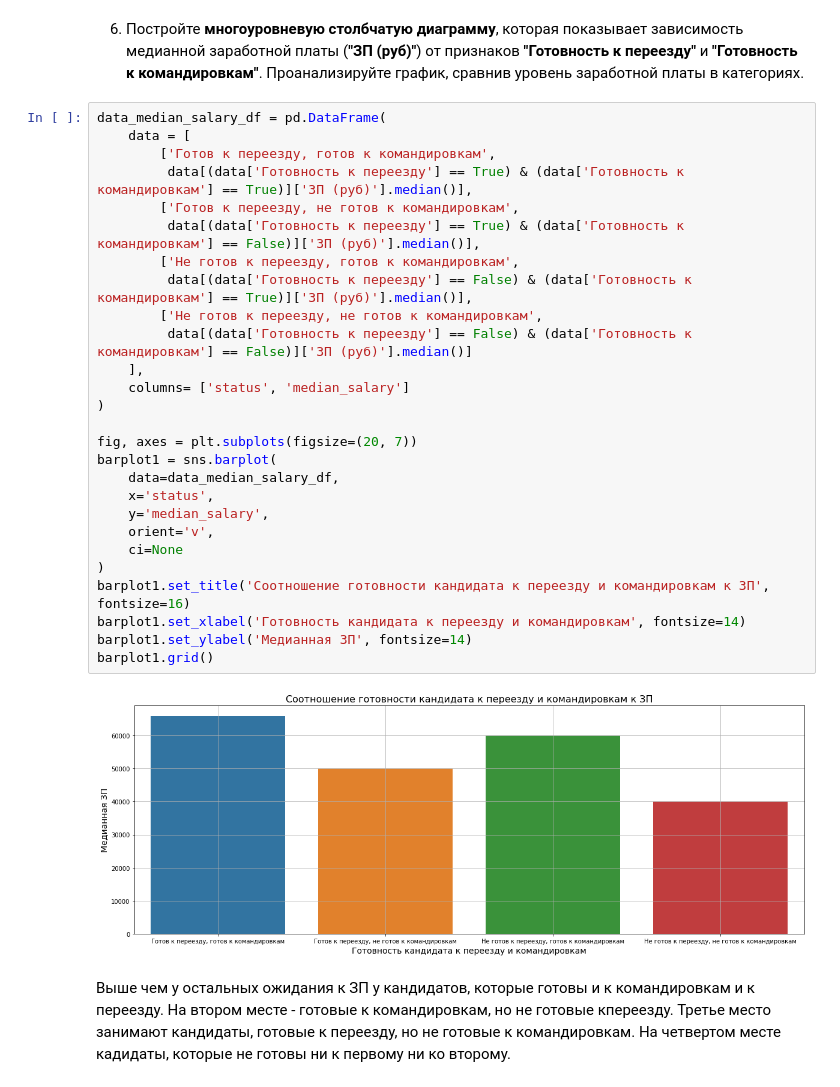
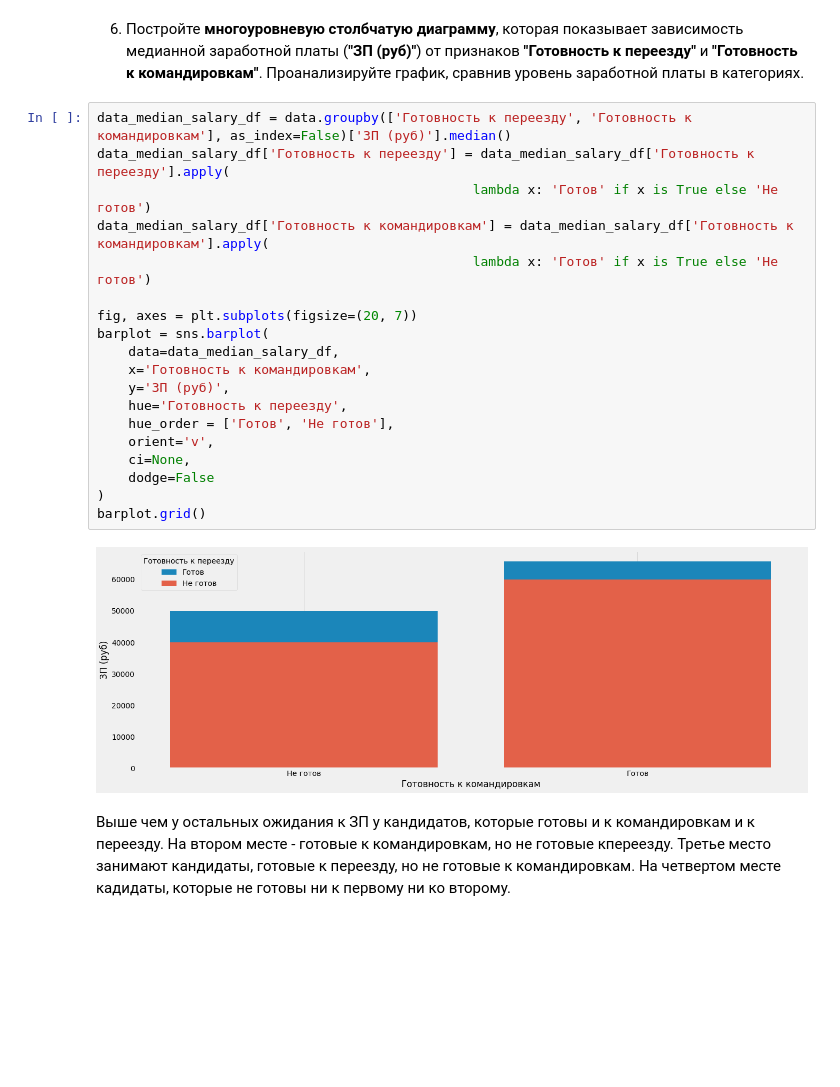
Before and after one commit to malinamedusa/Analysis-vacancies-HeadHunter, a Jupyter notebook: Project_01.ipynb, the cells around one changed output. Drawn from its saved outputs; the diff is of its cells as text; blank space fills up the shorter version.

```diff
--- a/Project_01.ipynb
+++ b/Project_01.ipynb
@@ -529,35 +529,27 @@ boxplot.xaxis.set_minor_locator(ticker.MultipleLocator(5000))
 Признак города очень важен в прогнозировании ЗП, т.к. на графике видно, что ожидания соискателей из Москвы и Санкт-Петербурга сильно отличаются от жителей других городов.
 # %% [markdown]
 6. Постройте **многоуровневую столбчатую диаграмму**, которая показывает зависимость медианной заработной платы (**"ЗП (руб)"**) от признаков **"Готовность к переезду"** и **"Готовность к командировкам"**. Проанализируйте график, сравнив уровень заработной платы в категориях.
-# %%
-data_median_salary_df = pd.DataFrame(
-    data = [
-        ['Готов к переезду, готов к командировкам',
-         data[(data['Готовность к переезду'] == True) & (data['Готовность к командировкам'] == True)]['ЗП (руб)'].median()],
-        ['Готов к переезду, не готов к командировкам',
-         data[(data['Готовность к переезду'] == True) & (data['Готовность к командировкам'] == False)]['ЗП (руб)'].median()],
-        ['Не готов к переезду, готов к командировкам',
-         data[(data['Готовность к переезду'] == False) & (data['Готовность к командировкам'] == True)]['ЗП (руб)'].median()],
-        ['Не готов к переезду, не готов к командировкам',
-         data[(data['Готовность к переезду'] == False) & (data['Готовность к командировкам'] == False)]['ЗП (руб)'].median()]
-    ],
-    columns= ['status', 'median_salary']
-)
-
-fig, axes = plt.subplots(figsize=(20, 7))
-barplot1 = sns.barplot(
-    data=data_median_salary_df,
-    x='status',
-    y='median_salary',
-    orient='v',
-    ci=None
-)
-barplot1.set_title('Соотношение готовности кандидата к переезду и командировкам к ЗП', fontsize=16)
-barplot1.set_xlabel('Готовность кандидата к переезду и командировкам', fontsize=14)
-barplot1.set_ylabel('Медианная ЗП', fontsize=14)
-barplot1.grid()
-# %% [output]
-[figure, removed]
+# %%
+data_median_salary_df = data.groupby(['Готовность к переезду', 'Готовность к командировкам'], as_index=False)['ЗП (руб)'].median()
+data_median_salary_df['Готовность к переезду'] = data_median_salary_df['Готовность к переезду'].apply(
+                                                lambda x: 'Готов' if x is True else 'Не готов')
+data_median_salary_df['Готовность к командировкам'] = data_median_salary_df['Готовность к командировкам'].apply(
+                                                lambda x: 'Готов' if x is True else 'Не готов')
+
+fig, axes = plt.subplots(figsize=(20, 7))
+barplot = sns.barplot(
+    data=data_median_salary_df,
+    x='Готовность к командировкам',
+    y='ЗП (руб)',
+    hue='Готовность к переезду',
+    hue_order = ['Готов', 'Не готов'],
+    orient='v',
+    ci=None,
+    dodge=False
+)
+barplot.grid()
+# %% [output]
+[figure, added]
 # %% [markdown]
 Выше чем у остальных ожидания к ЗП у кандидатов, которые готовы и к командировкам и к переезду.
 На втором месте - готовые к командировкам, но не готовые кпереезду.
```
Also changed, not shown: parts of 11 cells of this notebook.
